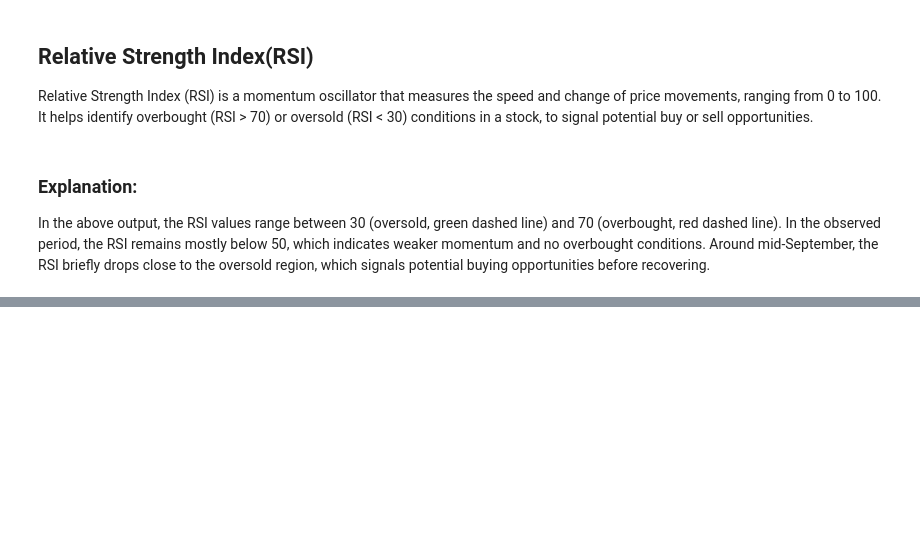
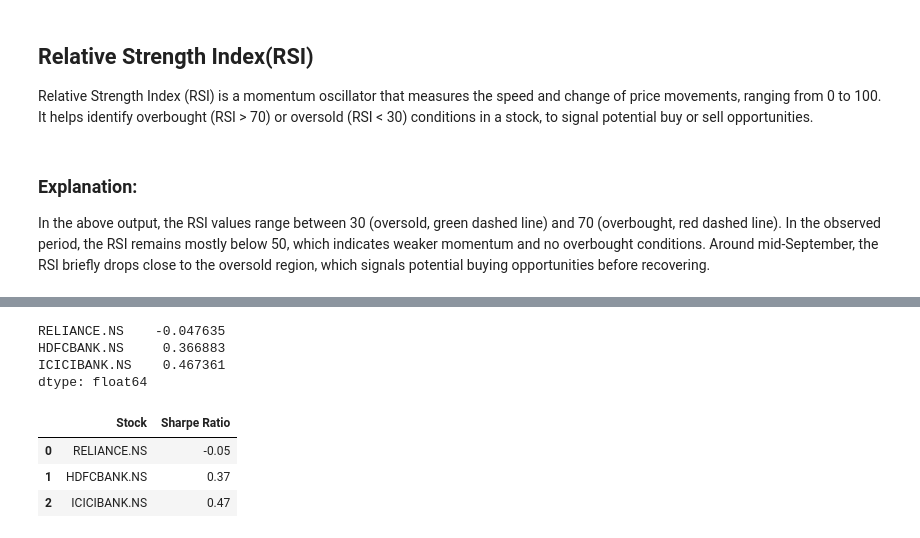
Before and after one commit to jc-cedric/financial-data-analysis, a Jupyter notebook: index.ipynb, the cells around one changed output, grey strips where cells are left out. Saved outputs shown, nothing was run; the diff lists cells and outputs as text; code cells hidden in the pictures; blank space fills up the shorter version.

Commit message:
Sharpe ratio

```diff
--- a/index.ipynb
+++ b/index.ipynb
@@ -438,0 +446,27 @@ In the above output, the RSI values range between 30 (oversold, green dashed lin
+# %%
+# calculate average returns and volatility
+mean_returns = daily_returns.mean()
+volatility = daily_returns.std()
+# %%
+# assume a risk-free rate
+risk_free_rate = 0.04/252
+# %%
+# calculate sharpe ratio
+sharpe_ratios = (mean_returns - risk_free_rate) / volatility
+sharpe_ratios
+# %% [output]
+RELIANCE.NS    -0.047635
+HDFCBANK.NS     0.366883
+ICICIBANK.NS    0.467361
+dtype: float64
+# %%
+table_data = pd.DataFrame({
+    'Stock': sharpe_ratios.index,
+    'Sharpe Ratio': sharpe_ratios.values.round(2)
+})
+table_data
+# %% [output]
+|  | Stock | Sharpe Ratio |
+| 0 | RELIANCE.NS | -0.05 |
+| 1 | HDFCBANK.NS | 0.37 |
+| 2 | ICICIBANK.NS | 0.47 |
```
Also changed, not shown: parts of 5 cells of this notebook.
